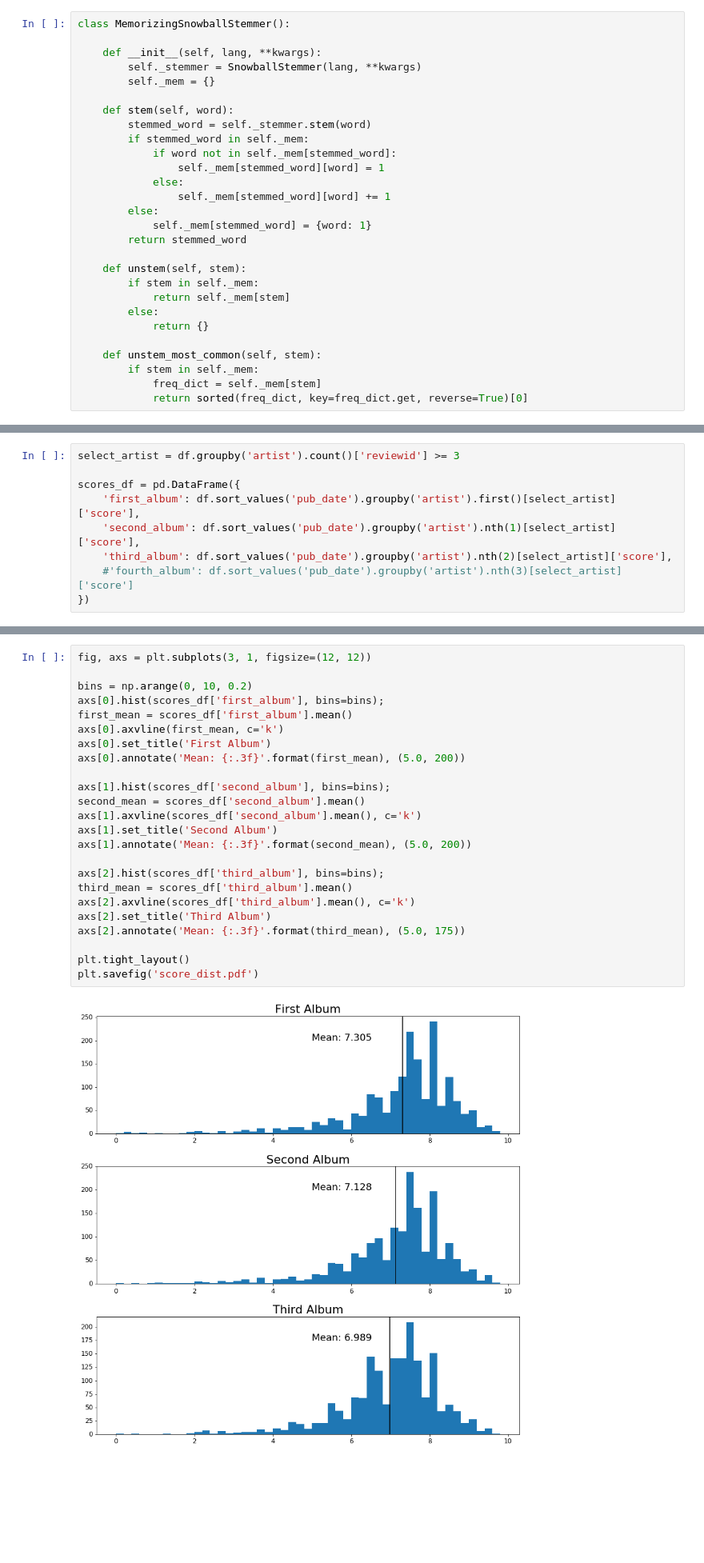
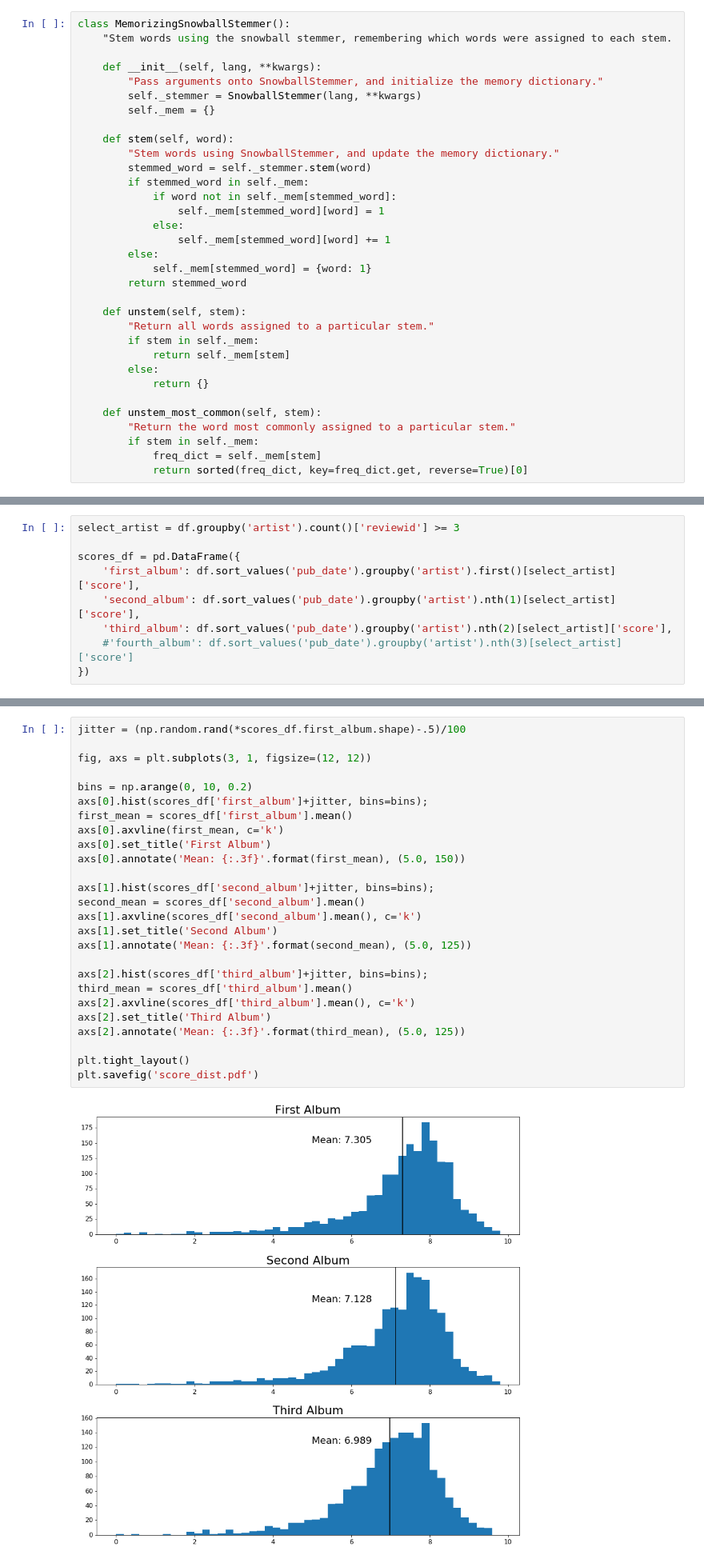
Before and after one commit to tinsmancb/pitchfork-reviews, a Jupyter notebook: Pitchfork Review Data Analysis.ipynb, the cells around one changed output, grey strips where cells are left out. Shown: that part at 80% size. Drawn from its saved outputs; the diff is of its cells as text; blank space fills up the shorter version.

```diff
--- a/Pitchfork Review Data Analysis.ipynb
+++ b/Pitchfork Review Data Analysis.ipynb
@@ -76,11 +75,14 @@ print(test_dups[test_dups != 1].shape)
 # %%
 class MemorizingSnowballStemmer():
+    "Stem words using the snowball stemmer, remembering which words were assigned to each stem.
 
     def __init__(self, lang, **kwargs):
+        "Pass arguments onto SnowballStemmer, and initialize the memory dictionary."
         self._stemmer = SnowballStemmer(lang, **kwargs)
         self._mem = {}
 
     def stem(self, word):
+        "Stem words using SnowballStemmer, and update the memory dictionary."
         stemmed_word = self._stemmer.stem(word)
         if stemmed_word in self._mem:
             if word not in self._mem[stemmed_word]:
@@ -92,12 +94,14 @@ class MemorizingSnowballStemmer():
         return stemmed_word
 
     def unstem(self, stem):
+        "Return all words assigned to a particular stem."
         if stem in self._mem:
             return self._mem[stem]
         else:
             return {}
 
     def unstem_most_common(self, stem):
+        "Return the word most commonly assigned to a particular stem."
         if stem in self._mem:
             freq_dict = self._mem[stem]
             return sorted(freq_dict, key=freq_dict.get, reverse=True)[0]
@@ -322,26 +382,28 @@ scores_df = pd.DataFrame({
 # %%
+jitter = (np.random.rand(*scores_df.first_album.shape)-.5)/100
+
 fig, axs = plt.subplots(3, 1, figsize=(12, 12))
 
 bins = np.arange(0, 10, 0.2)
-axs[0].hist(scores_df['first_album'], bins=bins);
+axs[0].hist(scores_df['first_album']+jitter, bins=bins);
 first_mean = scores_df['first_album'].mean()
 axs[0].axvline(first_mean, c='k')
 axs[0].set_title('First Album')
-axs[0].annotate('Mean: {:.3f}'.format(first_mean), (5.0, 200))
+axs[0].annotate('Mean: {:.3f}'.format(first_mean), (5.0, 150))
 
-axs[1].hist(scores_df['second_album'], bins=bins);
+axs[1].hist(scores_df['second_album']+jitter, bins=bins);
 second_mean = scores_df['second_album'].mean()
 axs[1].axvline(scores_df['second_album'].mean(), c='k')
 axs[1].set_title('Second Album')
-axs[1].annotate('Mean: {:.3f}'.format(second_mean), (5.0, 200))
+axs[1].annotate('Mean: {:.3f}'.format(second_mean), (5.0, 125))
 
-axs[2].hist(scores_df['third_album'], bins=bins);
+axs[2].hist(scores_df['third_album']+jitter, bins=bins);
 third_mean = scores_df['third_album'].mean()
 axs[2].axvline(scores_df['third_album'].mean(), c='k')
 axs[2].set_title('Third Album')
-axs[2].annotate('Mean: {:.3f}'.format(third_mean), (5.0, 175))
+axs[2].annotate('Mean: {:.3f}'.format(third_mean), (5.0, 125))
 
 plt.tight_layout()
 plt.savefig('score_dist.pdf')
 # %% [output]
-[figure, old version]
+[figure, new version]
```
Also changed, not shown: parts of 22 cells of this notebook, 3 other files.
